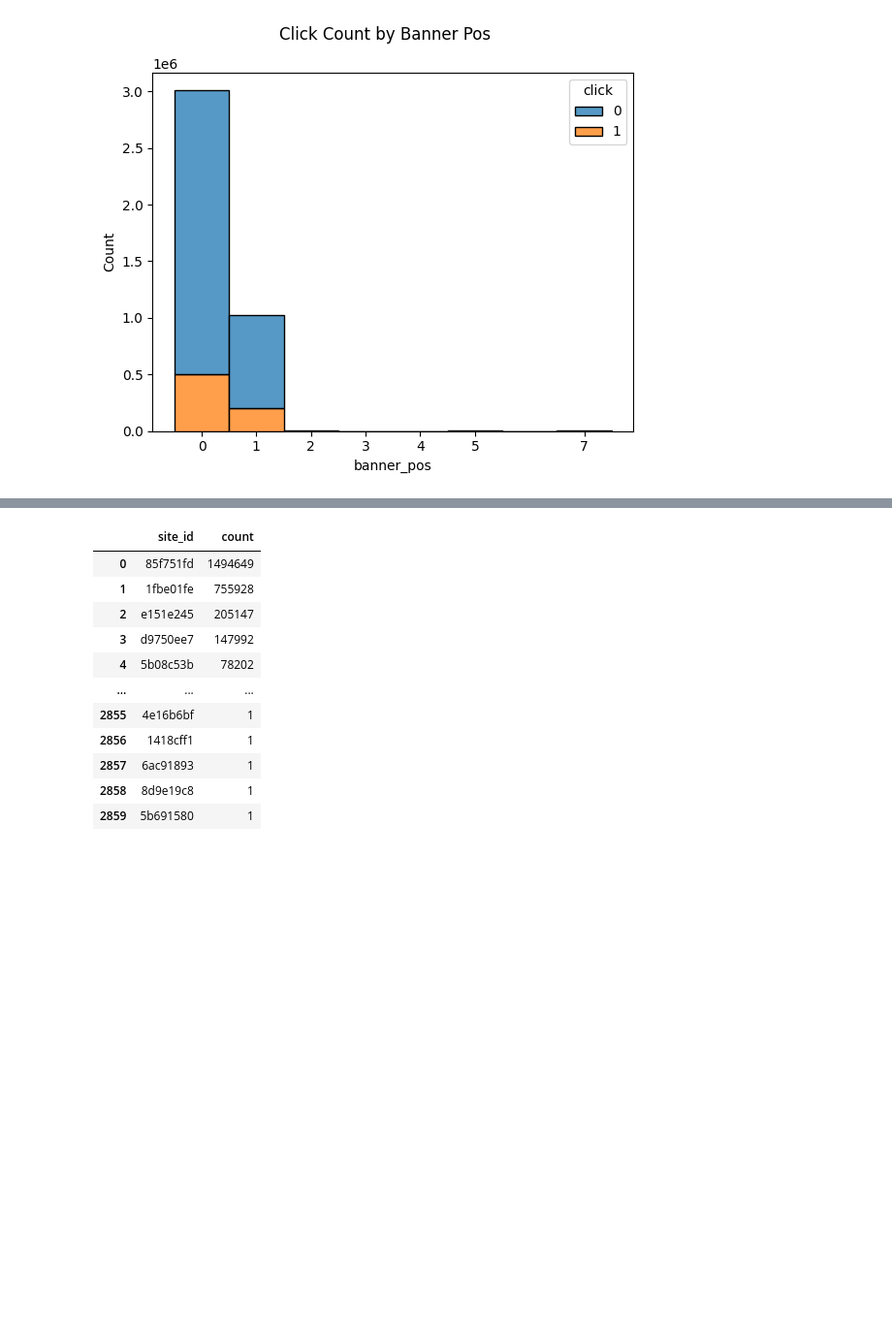
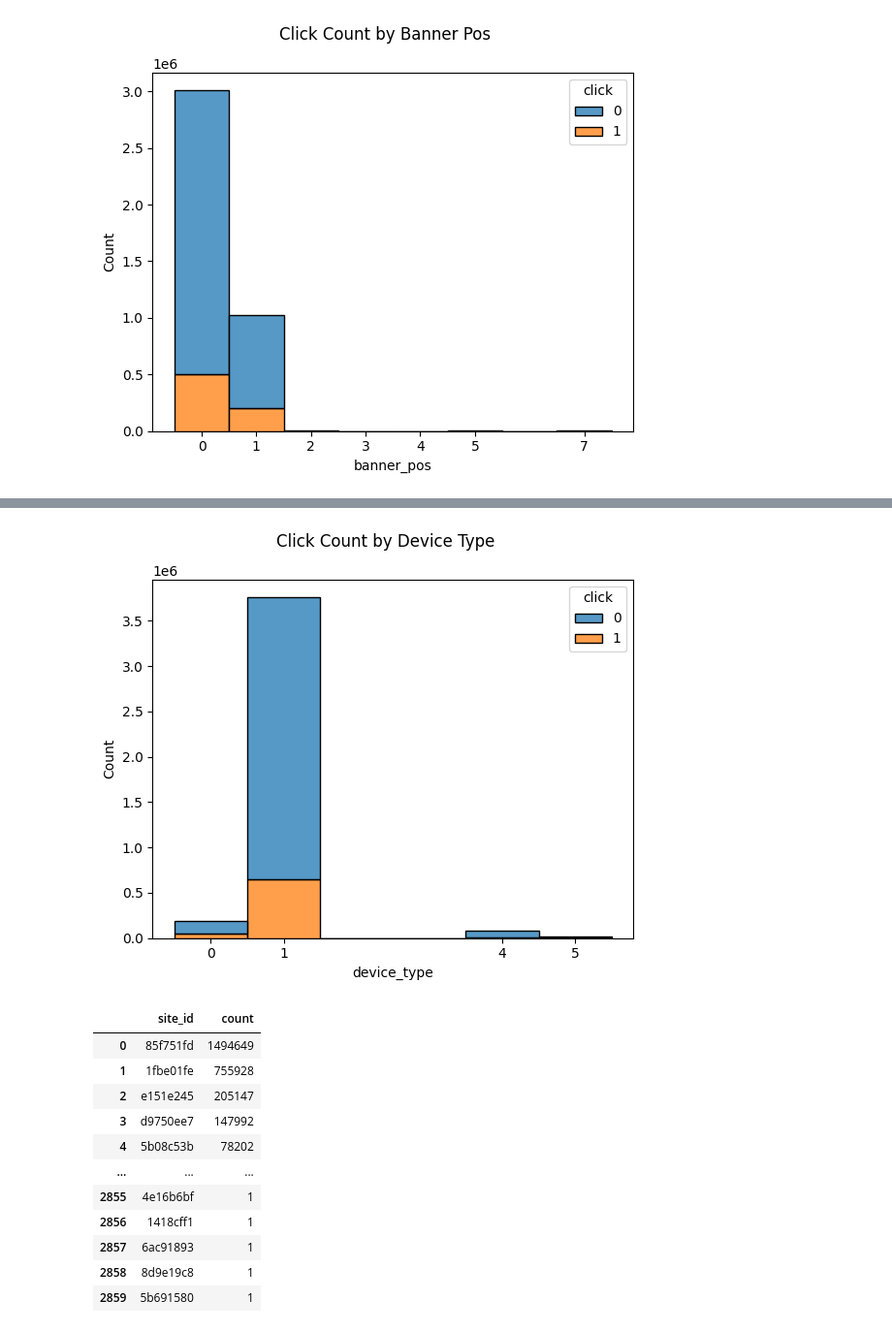
Before and after one commit to nicholasgun/ctr-prediction, a Jupyter notebook: ctr-prediction.ipynb, the cells around one changed output, grey strips where cells are left out. Shown: that part at 97% size. Saved outputs shown, nothing was run; the diff lists cells and outputs as text; code cells hidden in the pictures; blank space fills up the shorter version.

Commit message:
add device type plot

```diff
--- a/ctr-prediction.ipynb
+++ b/ctr-prediction.ipynb
@@ -243,3 +263,13 @@ plt.show()
+# %%
+ax = sns.histplot(x='device_type', hue='click', data=train_df.select('device_type', 'click').toPandas(), multiple='stack', discrete=True)
+distinct_values = train_df.select('device_type').distinct().sort('device_type').rdd.flatMap(lambda x: x).collect()
+ax.set_xticks(distinct_values, distinct_values)
+
+plt.suptitle('Click Count by Device Type')
+
+plt.show()
+# %% [output]
+[figure, added]
 # %%
 # group by site id
 train_df.groupBy('site_id').count().orderBy('count', ascending=False).toPandas()
```
Also changed, not shown: parts of 3 cells of this notebook.
